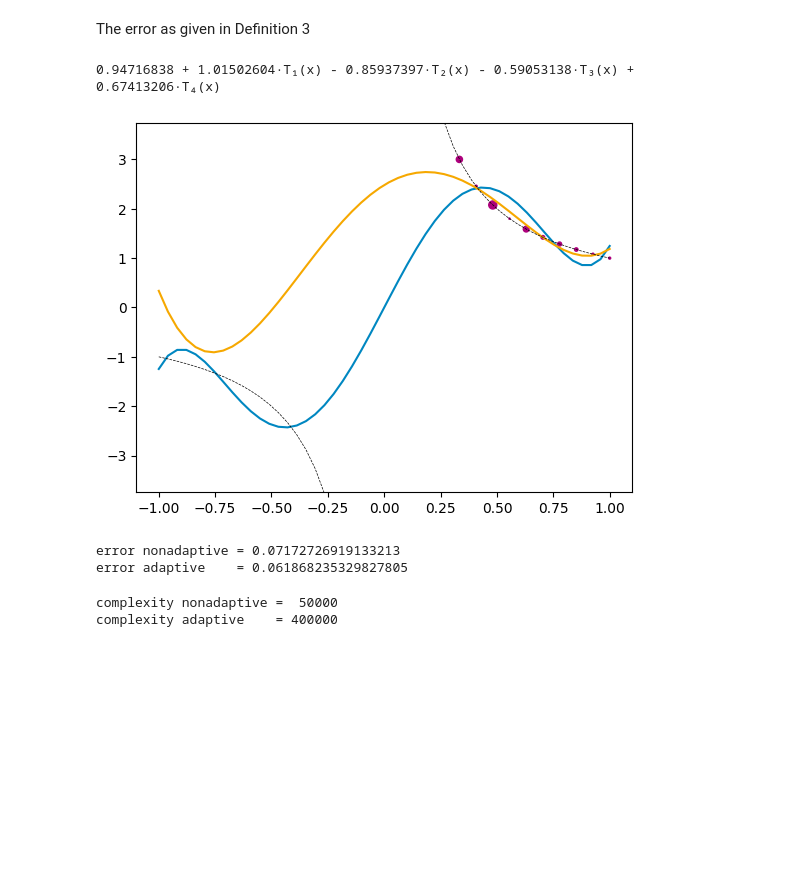
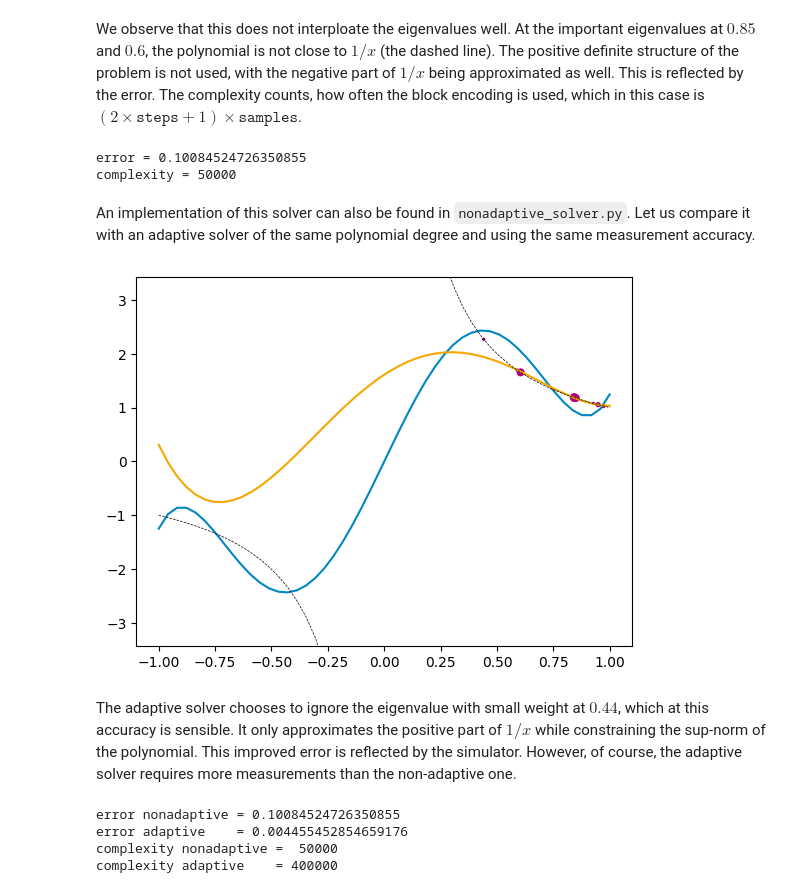
Before and after one commit to MDeiml/quantum-krylov, a Jupyter notebook: experiment.ipynb, the cells around one changed output. Drawn from its saved outputs; the diff is of its cells as text; code cells hidden in the pictures; blank space fills up the shorter version.

```diff
--- a/experiment.ipynb
+++ b/experiment.ipynb
@@ -30,10 +17,15 @@ We first set up a problem with condition 3 and 1% of noise.
 # %%
+from block_encoding_model import BlockEncodingModel
+
 dim = 10
 kappa = 3
 
-rng = np.random.default_rng(123)
+rng = np.random.default_rng(321)
 
 b = rng.normal(size=dim)
 b /= np.linalg.norm(b)
+D = rng.uniform(1/kappa, 1, size=dim)
+print(f"D = {D}")
+print(f"b = {b}")
 
-A = BlockEncodingModel(b, kappa=kappa, noise=0.01)
+problem = BlockEncodingModel(D, b, kappa=kappa, noise=0.01)
@@ -42,14 +47,11 @@ Let us implement the symmetrizised Chebyshev interation polynomial
 # %%
-A.reset()
+problem.reset()  # Reset the complexity counter, and the random generators
 
 steps = 2
 samples = 10000
 
 X = np.polynomial.Chebyshev([0, 1])
 poly = np.polynomial.Chebyshev([0] * steps + [0, 1])
-poly = poly((X - (1 / kappa**2 + 1) / 2) / (1 - 1 / kappa**2) * 2)
+poly = poly((X - (1 / problem.kappa**2 + 1) / 2) / (1 - 1 / problem.kappa**2) * 2)
 poly = 1 - poly / poly(0)
 poly = poly(X ** 2) // X
-
-
-plot_poly(poly, A)
@@ -58,35 +65,42 @@ plot_poly(poly, A)
 # %% [markdown]
-The error as given in Definition 3
+We observe that this does not interploate the eigenvalues well. At the important eigenvalues at $0.85$ and $0.6$, the polynomial is not close to $1/x$ (the dashed line). The positive definite structure of the problem is not used, with the negative part of $1/x$ being approximated as well. This is reflected by the error. The complexity counts, how often the block encoding is used, which in this case is $(2 \times \mathtt{steps} + 1) \times \mathtt{samples}$.
 # %%
-error = A.estimate_error(poly, samples)
-complexity = A.complexity()
+error = problem.estimate_error(poly, samples)
+print(f"error = {error}")
+complexity = problem.complexity()
+print(f"complexity = {complexity}")
+# %% [output]
+error = 0.10084524726350855
+complexity = 50000
+# %% [markdown]
+An implementation of this solver can also be found in `nonadaptive_solver.py`. Let us compare it with an adaptive solver of the same polynomial degree and using the same measurement accuracy.
 # %%
-A.reset()
+problem.reset()
 
 import adaptive_solver
 
 steps = 5
 samples = 10000
 square = False
 sup_norm_constraint = True
+use_kappa = False
 
-poly_adaptive = adaptive_solver.compute_polynomial(A, steps, samples, square, sup_norm_constraint)
-plot_poly([poly, poly_adaptive], A)
-error_adaptive = A.estimate_error(poly_adaptive, samples)
-complexity_adaptive = A.complexity()
+poly_adaptive = adaptive_solver.compute_polynomial(
+    problem, steps, samples, square, sup_norm_constraint, use_kappa)
+plot_poly([poly, poly_adaptive], problem)
+error_adaptive = problem.estimate_error(poly_adaptive, samples)
+complexity_adaptive = problem.complexity()
 # %% [output]
-0.94716838 + 1.01502604·T₁(x) - 0.85937397·T₂(x) - 0.59053138·T₃(x) +
-0.67413206·T₄(x)
-[figure, old version]
+[figure, new version]
-# %%
-print(f"error nonadaptive = {error}")
-print(f"error adaptive    = {error_adaptive}")
-# %% [output]
-error nonadaptive = 0.07172726919133213
-error adaptive    = 0.061868235329827805
-# %%
-print(f"complexity nonadaptive = {complexity:6}")
-print(f"complexity adaptive    = {complexity_adaptive:6}")
-# %% [output]
-complexity nonadaptive =  50000
-complexity adaptive    = 400000
+# %% [markdown]
+The adaptive solver chooses to ignore the eigenvalue with small weight at $0.44$, which at this accuracy is sensible. It only approximates the positive part of $1/x$ while constraining the sup-norm of the polynomial. This improved error is reflected by the simulator. However, of course, the adaptive solver requires more measurements than the non-adaptive one.
+# %%
+print(f"error nonadaptive = {error}")
+print(f"error adaptive    = {error_adaptive}")
+print(f"complexity nonadaptive = {complexity:6}")
+print(f"complexity adaptive    = {complexity_adaptive:6}")
+# %% [output]
+error nonadaptive = 0.10084524726350855
+error adaptive    = 0.004455452854659176
+complexity nonadaptive =  50000
+complexity adaptive    = 400000
```
Also changed, not shown: parts of 14 cells of this notebook, 4 other files.
